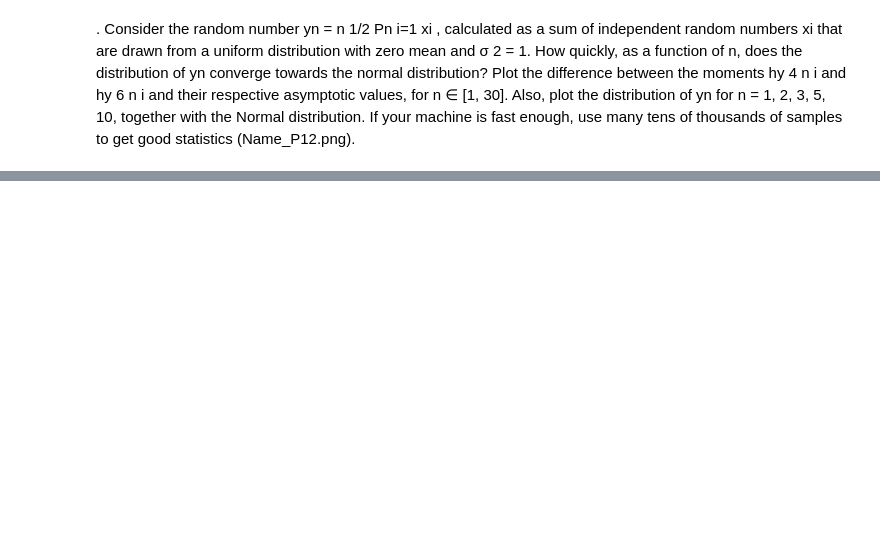
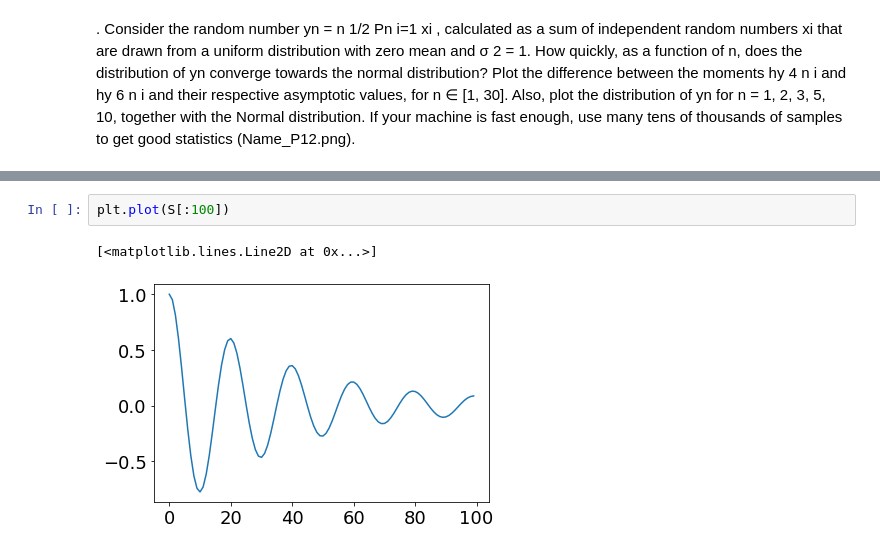
Before and after one commit to janweinreich/stoch_proc, a Jupyter notebook: 3/walkers.ipynb, the cells around one changed output, grey strips where cells are left out. Saved outputs shown, nothing was run; the diff lists cells and outputs as text; blank space fills up the shorter version.

```diff
--- a/3/walkers.ipynb
+++ b/3/walkers.ipynb
@@ -123,0 +214,5 @@ for n in [1, 2, 3, 5, 10]:
+# %%
+plt.plot(S[:100])
+# %% [output]
+[<matplotlib.lines.Line2D at 0x...>]
+[figure, added]
```
Also changed, not shown: parts of 10 cells of this notebook.
